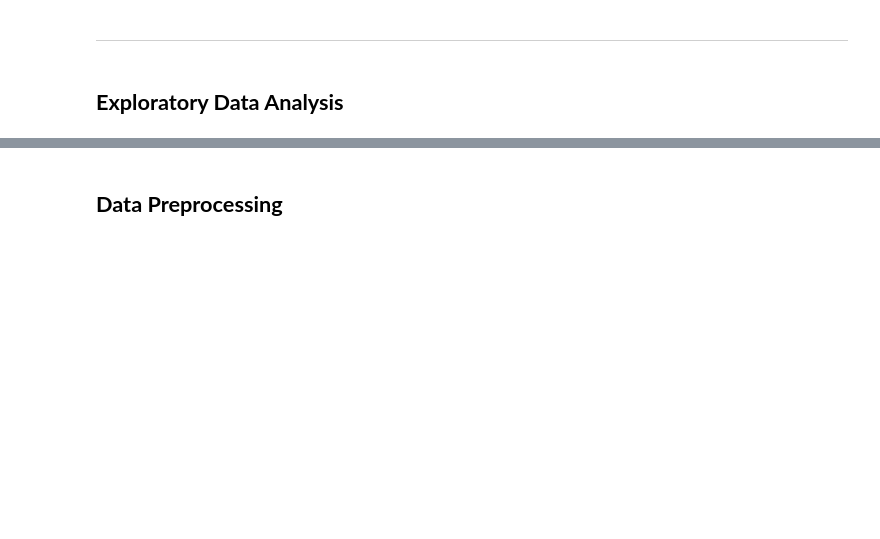
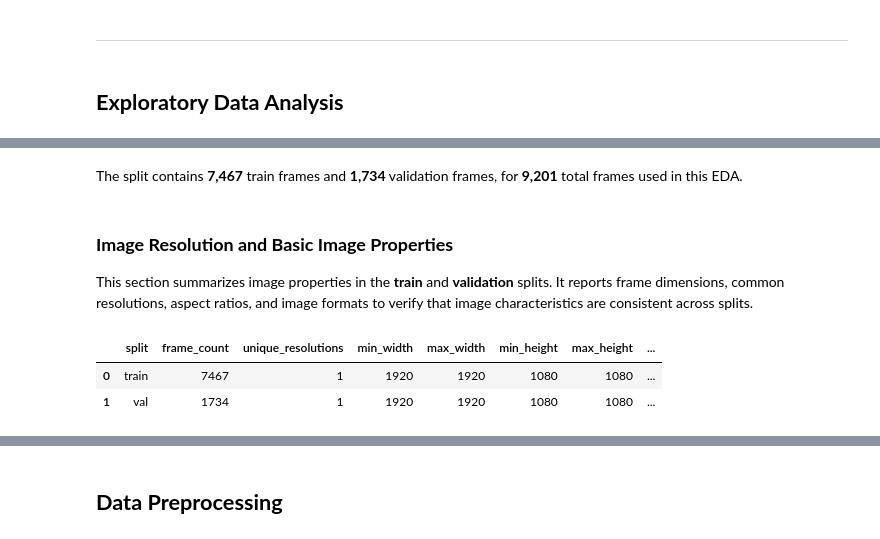
Before and after one commit to Renzios/PickleDB, a Jupyter notebook: pickledb.ipynb, the cells around one changed output, grey strips where cells are left out. Cells and saved outputs as stored; diff of their text form; code cells hidden in the pictures; blank space fills up the shorter version.

```diff
--- a/pickledb.ipynb
+++ b/pickledb.ipynb
@@ -99,0 +141,80 @@ The matches were split into train, validation, and test sets using a **stratifie
+# %% [markdown]
+The split contains **7,467** train frames and **1,734** validation frames, for **9,201** total frames used in this EDA.
+# %% [markdown]
+### **Image Resolution and Basic Image Properties**
+
+This section summarizes image properties in the **train** and **validation** splits. It reports frame dimensions, common resolutions, aspect ratios, and image formats to verify that image characteristics are consistent across splits.
+# %%
+# Paths (ONLY train and val for EDA)
+base = Path("PickleDB_YOLO")
+image_exts = {".jpg", ".jpeg", ".png", ".bmp", ".webp"}
+
+records = []
+for split in ["train", "val"]:
+    split_dir = base / "images" / split
+    for img_path in split_dir.iterdir():
+        if not (img_path.is_file() and img_path.suffix.lower() in image_exts):
+            continue
+
+        with Image.open(img_path) as img:
+            width, height = img.size
+            mode = img.mode
+            image_format = (img.format or img_path.suffix.replace(".", "")).upper()
+
+        records.append(
+            {
+                "split": split,
+                "file": img_path.name,
+                "width": width,
+                "height": height,
+                "resolution": f"{width}x{height}",
+                "aspect_ratio": width / height if height else None,
+                "mode": mode,
+                "format": image_format,
+            }
+        )
+
+img_df = pd.DataFrame(records)
+
+# Per-split summary statistics
+summary = (
+    img_df.groupby("split")
+    .agg(
+        frame_count=("file", "count"),
+        unique_resolutions=("resolution", "nunique"),
+        min_width=("width", "min"),
+        max_width=("width", "max"),
+        min_height=("height", "min"),
+        max_height=("height", "max"),
+        mean_aspect_ratio=("aspect_ratio", "mean"),
+        std_aspect_ratio=("aspect_ratio", "std"),
+    )
+    .reset_index()
+)
+
+# Most common resolution per split
+top_resolution = (
+    img_df.groupby(["split", "resolution"]).size().reset_index(name="count")
+    .sort_values(["split", "count", "resolution"], ascending=[True, False, True])
+    .groupby("split")
+    .head(1)
+    .rename(columns={"resolution": "most_common_resolution", "count": "most_common_resolution_count"})
+)
+
+summary = summary.merge(
+    top_resolution[["split", "most_common_resolution", "most_common_resolution_count"]],
+    on="split",
+    how="left",
+)
+
+# File format distribution
+format_dist = (
+    img_df.groupby(["split", "format"]).size().reset_index(name="count")
+    .sort_values(["split", "count", "format"], ascending=[True, False, True])
+)
+
+display(summary)
+# %% [output]
+|  | split | frame_count | unique_resolutions | min_width | max_width | min_height | max_height | ... |
+| 0 | train | 7467 | 1 | 1920 | 1920 | 1080 | 1080 | ... |
+| 1 | val | 1734 | 1 | 1920 | 1920 | 1080 | 1080 | ... |
```
Also changed, not shown: parts of 15 cells of this notebook.
